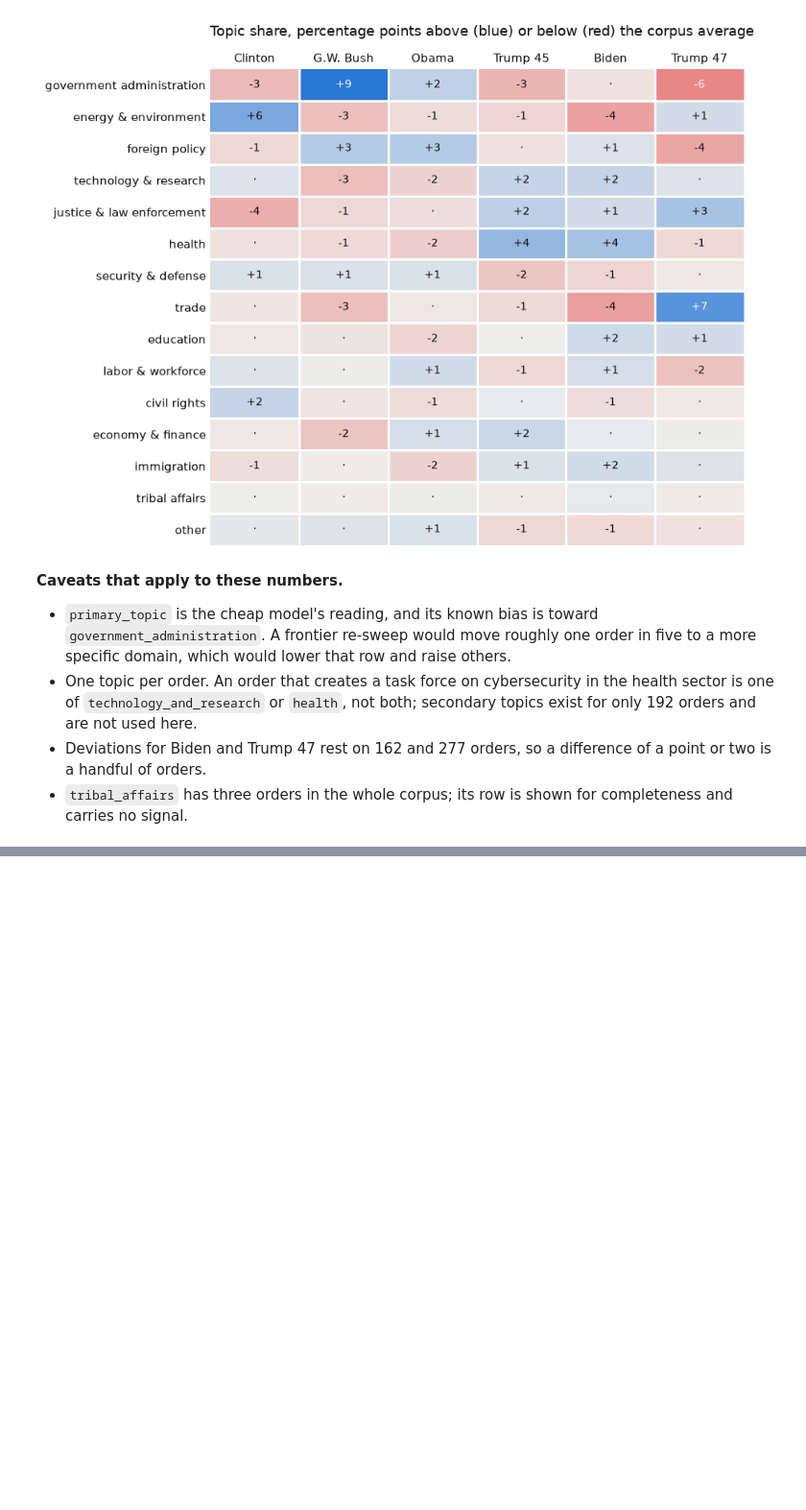
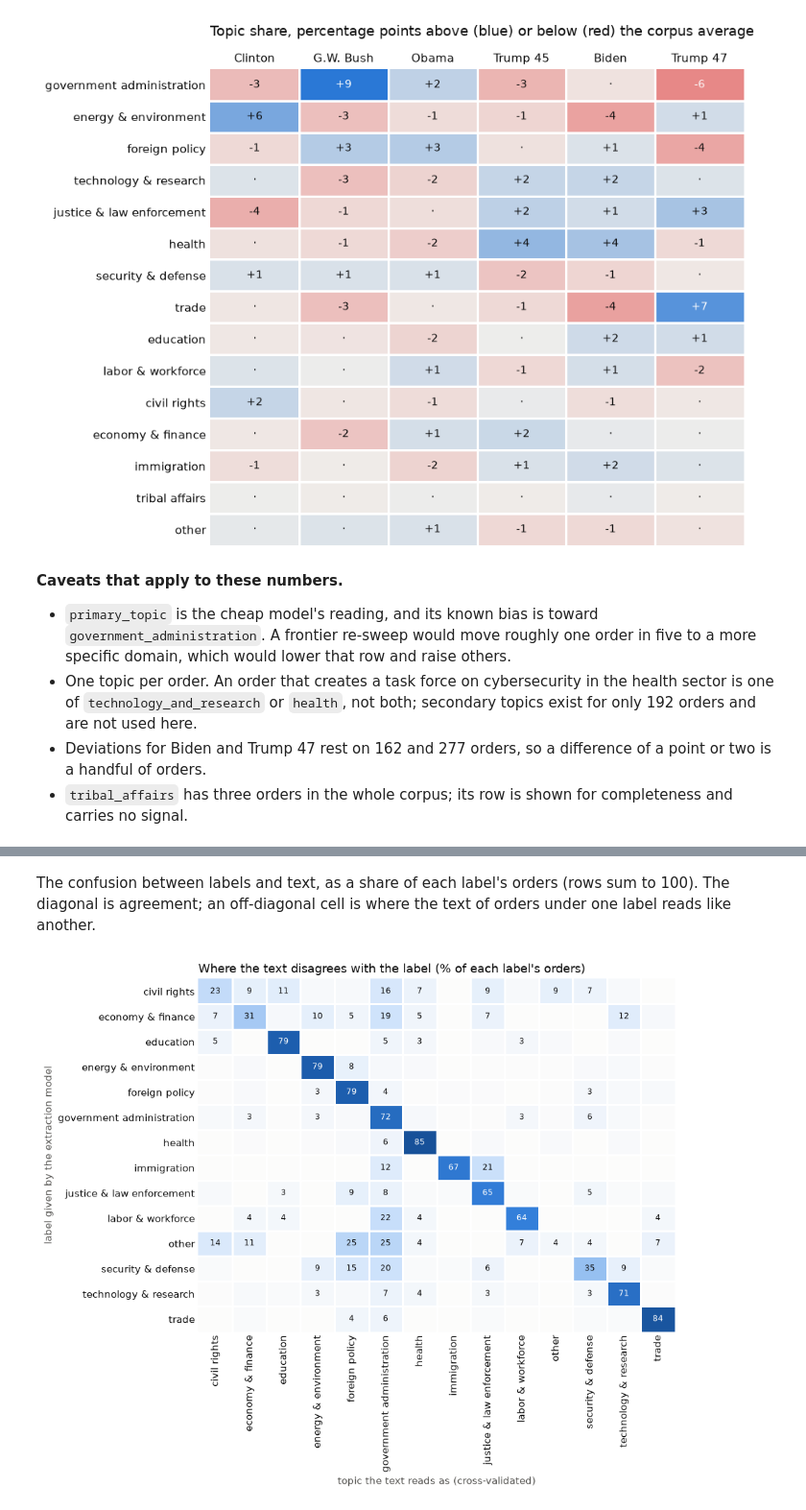
Before and after one commit to DaveKT/EO_Analysis, a Jupyter notebook: notebooks/analysis.ipynb, the cells around one changed output, grey strips where cells are left out. Shown at 96% size. Drawn from its saved outputs; the diff is of its cells as text; code cells hidden in the pictures; blank space fills up the shorter version.

```diff
--- a/notebooks/analysis.ipynb
+++ b/notebooks/analysis.ipynb
@@ -590,0 +694,34 @@ plt.show()
+# %% [markdown]
+The confusion between labels and text, as a share of each label's orders (rows sum
+to 100). The diagonal is agreement; an off-diagonal cell is where the text of orders
+under one label reads like another.
+# %%
+conf = (pd.crosstab(audit.primary_topic, audit.text_topic)
+          .reindex(index=classes, columns=classes, fill_value=0))
+conf_pct = conf.div(conf.sum(axis=1), axis=0) * 100
+
+fig, ax = plt.subplots(figsize=(9, 7.5))
+ax.imshow(conf_pct.values, cmap=RAMP, vmin=0, vmax=100, aspect="auto")
+ax.set_xticks(range(len(classes)), [label(c) for c in classes], rotation=90)
+ax.set_yticks(range(len(classes)), [label(c) for c in classes])
+ax.tick_params(length=0, colors=INK)
+for i in range(len(classes)):
+    for j in range(len(classes)):
+        v = conf_pct.values[i, j]
+        if v >= 3:
+            ax.text(j, i, f"{v:.0f}", ha="center", va="center", fontsize=8,
+                    color="white" if v >= 55 else INK)
+ax.set_xticks([x - 0.5 for x in range(1, len(classes))], minor=True)
+ax.set_yticks([y_ - 0.5 for y_ in range(1, len(classes))], minor=True)
+ax.grid(which="minor", color="white", linewidth=2)
+ax.tick_params(which="minor", length=0)
+for side in ax.spines.values():
+    side.set_visible(False)
+ax.set_ylabel("label given by the extraction model", color=MUTED)
+ax.set_xlabel("topic the text reads as (cross-validated)", color=MUTED)
+ax.set_title("Where the text disagrees with the label (% of each label's orders)",
+             loc="left", fontsize=11.5, color=INK)
+plt.tight_layout()
+plt.show()
+# %% [output]
+[figure, added]
```
Also changed, not shown: parts of 11 cells of this notebook, 1 other file.
